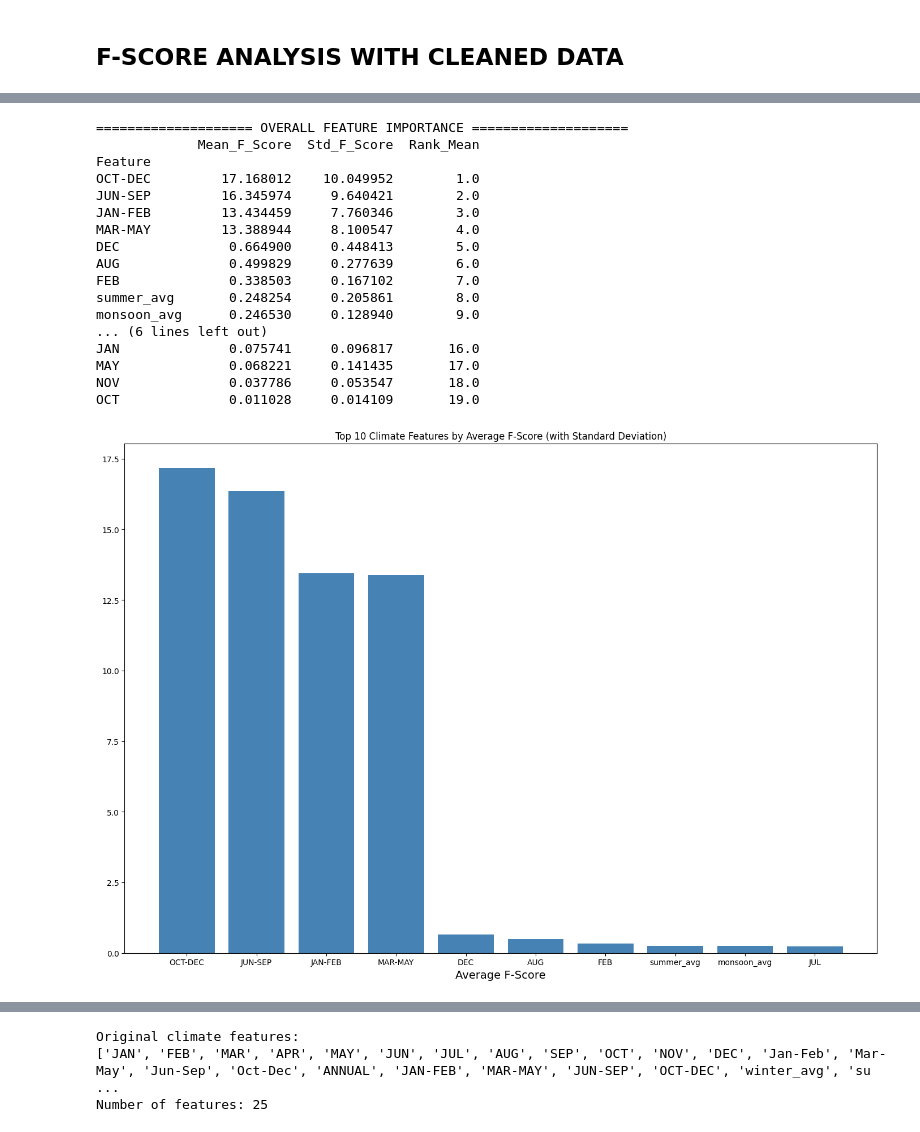
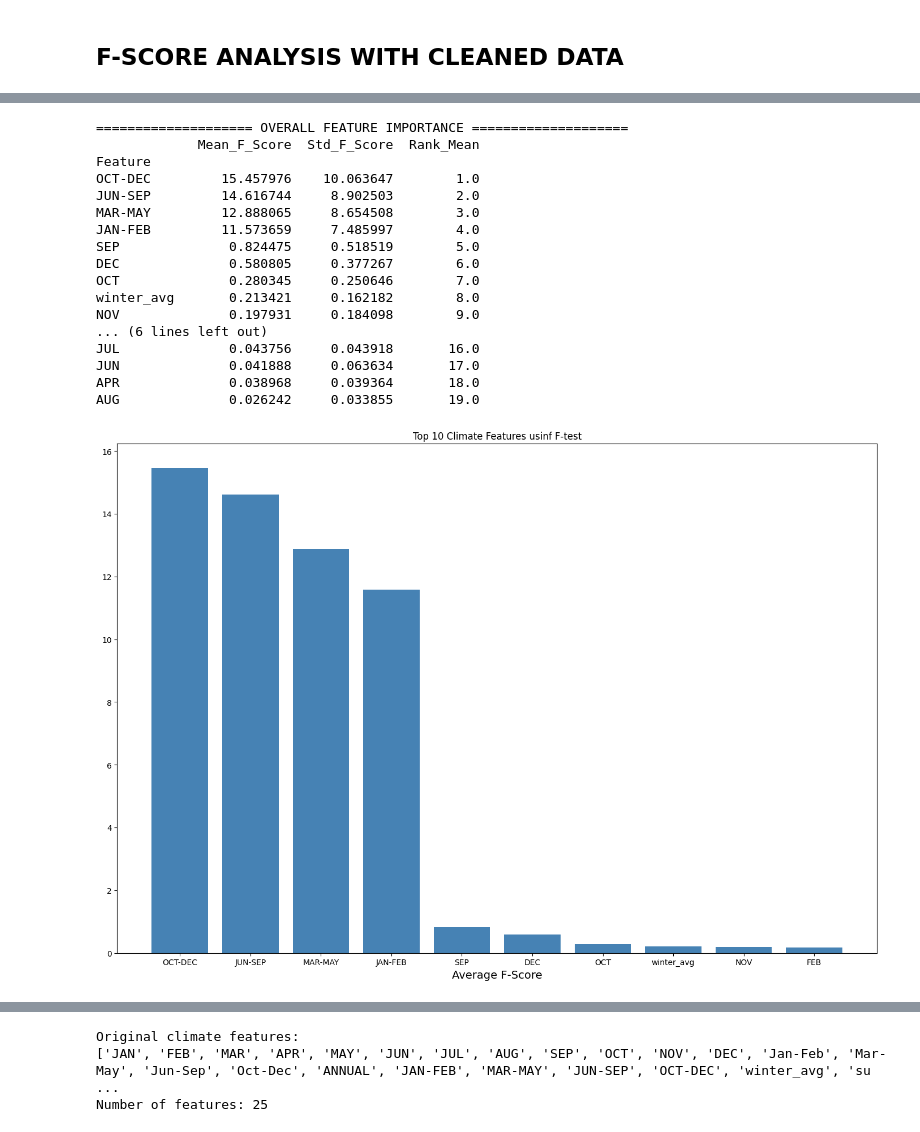
Before and after one commit to sandeepa-ukr/AI-Based-Crop-Predection, a Jupyter notebook: crop-yield.ipynb, the cells around one changed output, grey strips where cells are left out. Cells and saved outputs as stored; diff of their text form; code cells hidden in the pictures.

```diff
--- a/crop-yield.ipynb
+++ b/crop-yield.ipynb
@@ -28,23 +28,23 @@ from sklearn.metrics import silhouette_score
 crop_files = [
     ("apples.csv", "apples"),
     ("apricots.csv", "apricots"),
-    ("areca nuts.csv", "areca nuts"),
+    ("areca_nuts.csv", "areca nuts"),
     ("bananas.csv", "bananas"),
     ("barley.csv", "barley"),
-    ("beans dry.csv", "beans dry"),
-    ("beans green.csv", "beans green"),
+    ("beans_dry.csv", "beans dry"),
+    ("beans_green.csv", "beans green"),
     ("cabbage.csv", "cabbage"),
     ("carrots.csv", "carrots"),
     ("cashewnuts.csv", "cashewnuts"),
     ("cauliflower.csv", "cauliflower"),
     ("cherries.csv", "cherries"),
-    ("chilli dry.csv", "chilli dry"),
-    ("chilli green.csv", "chilli green"),
+    ("chilli_dry.csv", "chilli dry"),
+    ("chilli_green.csv", "chilli green"),
     ("coconuts.csv", "coconuts"),
     ("coffee.csv", "coffee"),
     ("cucumber.csv", "cucumber"),
     ("eggplant.csv", "eggplant"),
-    ("fennel coriander.csv", "fennel coriander"),
+    ("fennel_coriander.csv", "fennel coriander"),
     ("garlic.csv", "garlic"),
     ("ginger.csv", "ginger"),
     ("grapes.csv", "grapes"),
@@ -562,48 +706,48 @@ if all_feature_importance:
     print("\n\n==================== OVERALL FEATURE IMPORTANCE ====================")
     print(crop_features_df[['Mean_F_Score', 'Std_F_Score', 'Rank_Mean']].head(20))
 
     # Visualize top features
     plt.figure(figsize=(14, 10))
     top_features = crop_features_df.head(10)
     plt.bar(top_features.index, top_features['Mean_F_Score'],
             #  xerr=top_features['Std_F_Score'] if not top_features['Std_F_Score'].isna().all() else None,
              color='steelblue')
     plt.xlabel("Features", fontsize=14)
     plt.xlabel('Average F-Score')
-    plt.title('Top 10 Climate Features by Average F-Score (with Standard Deviation)')
+    plt.title('Top 10 Climate Features usinf F-test')
     # plt.gca().invert_yaxis()
     plt.tight_layout()
     plt.show()
 
 # # PLOT F-TEST BAR GRAPH
 # # -------------------------
 # plt.figure(figsize=(7, 4))
 # plt.bar(selected_scores['Feature'], selected_scores['F_score'])
 # plt.xticks(rotation=90)
 # plt.xlabel("Features", fontsize=14)
 # plt.ylabel("F-score (ANOVA)", fontsize=14)
 # plt.title("Top {} Features Selected Using F-test".format(k))
 # plt.tight_layout()
 # plt.show()
 # %% [output]
 ==================== OVERALL FEATURE IMPORTANCE ====================
              Mean_F_Score  Std_F_Score  Rank_Mean
 Feature
-OCT-DEC         17.168012    10.049952        1.0
-JUN-SEP         16.345974     9.640421        2.0
-JAN-FEB         13.434459     7.760346        3.0
-MAR-MAY         13.388944     8.100547        4.0
-DEC              0.664900     0.448413        5.0
-AUG              0.499829     0.277639        6.0
-FEB              0.338503     0.167102        7.0
-summer_avg       0.248254     0.205861        8.0
-monsoon_avg      0.246530     0.128940        9.0
+OCT-DEC         15.457976    10.063647        1.0
+JUN-SEP         14.616744     8.902503        2.0
+MAR-MAY         12.888065     8.654508        3.0
+JAN-FEB         11.573659     7.485997        4.0
+SEP              0.824475     0.518519        5.0
+DEC              0.580805     0.377267        6.0
+OCT              0.280345     0.250646        7.0
+winter_avg       0.213421     0.162182        8.0
+NOV              0.197931     0.184098        9.0
 ... (6 lines left out)
-JAN              0.075741     0.096817       16.0
-MAY              0.068221     0.141435       17.0
-NOV              0.037786     0.053547       18.0
-OCT              0.011028     0.014109       19.0
+JUL              0.043756     0.043918       16.0
+JUN              0.041888     0.063634       17.0
+APR              0.038968     0.039364       18.0
+AUG              0.026242     0.033855       19.0
-[figure, old version]
+[figure, new version]
 # %%
 
 if all_feature_importance:
```
Also changed, not shown: parts of 29 cells of this notebook.
